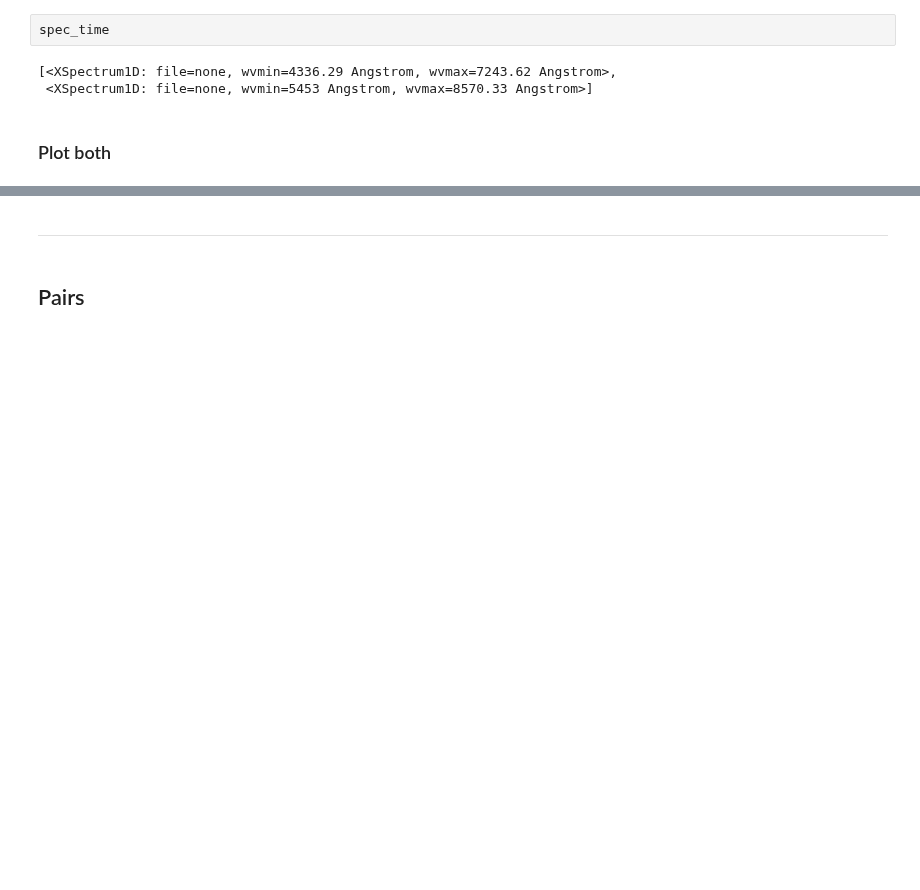
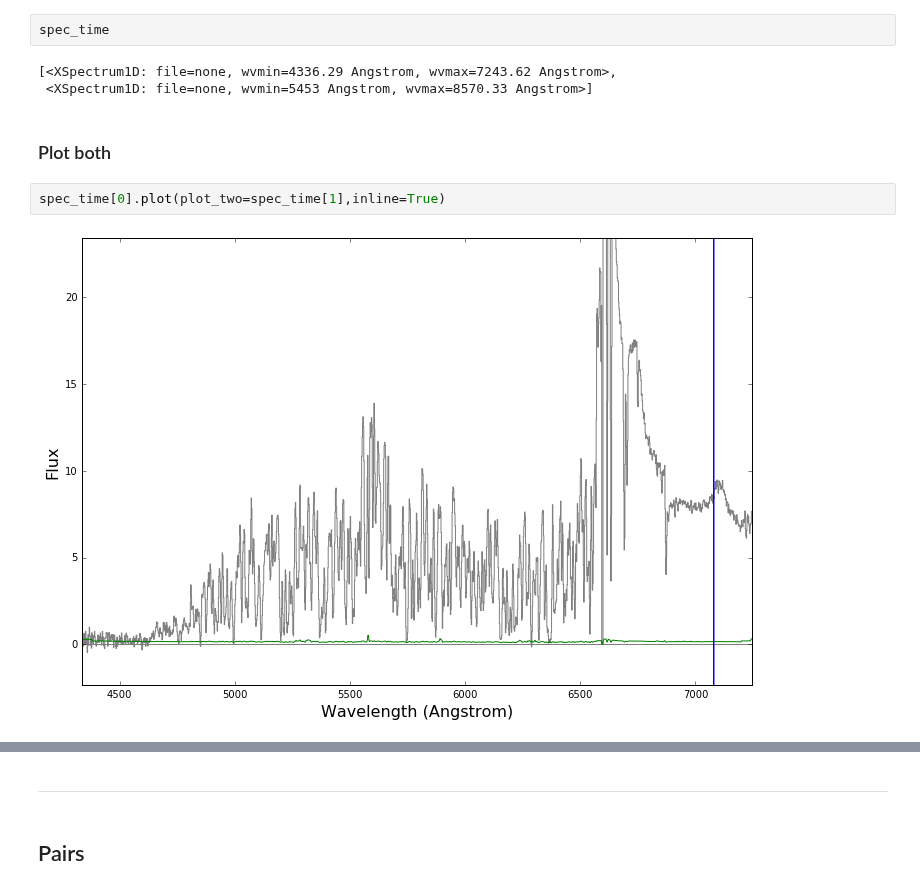
Before and after one commit to specdb/igmspec, a Jupyter notebook: docs/examples/Simple_Usage.ipynb, the cells around one changed output, grey strips where cells are left out. Drawn from its saved outputs; the diff is of its cells as text; blank space fills up the shorter version.

```diff
--- a/docs/examples/Simple_Usage.ipynb
+++ b/docs/examples/Simple_Usage.ipynb
@@ -219,3 +229,7 @@ spec_time
  <XSpectrum1D: file=none, wvmin=5453 Angstrom, wvmax=8570.33 Angstrom>]
 # %% [markdown]
 ### Plot both
+# %%
+spec_time[0].plot(plot_two=spec_time[1],inline=True)
+# %% [output]
+[figure, added]
```
Also changed, not shown: parts of 7 cells of this notebook, 2 other files.
